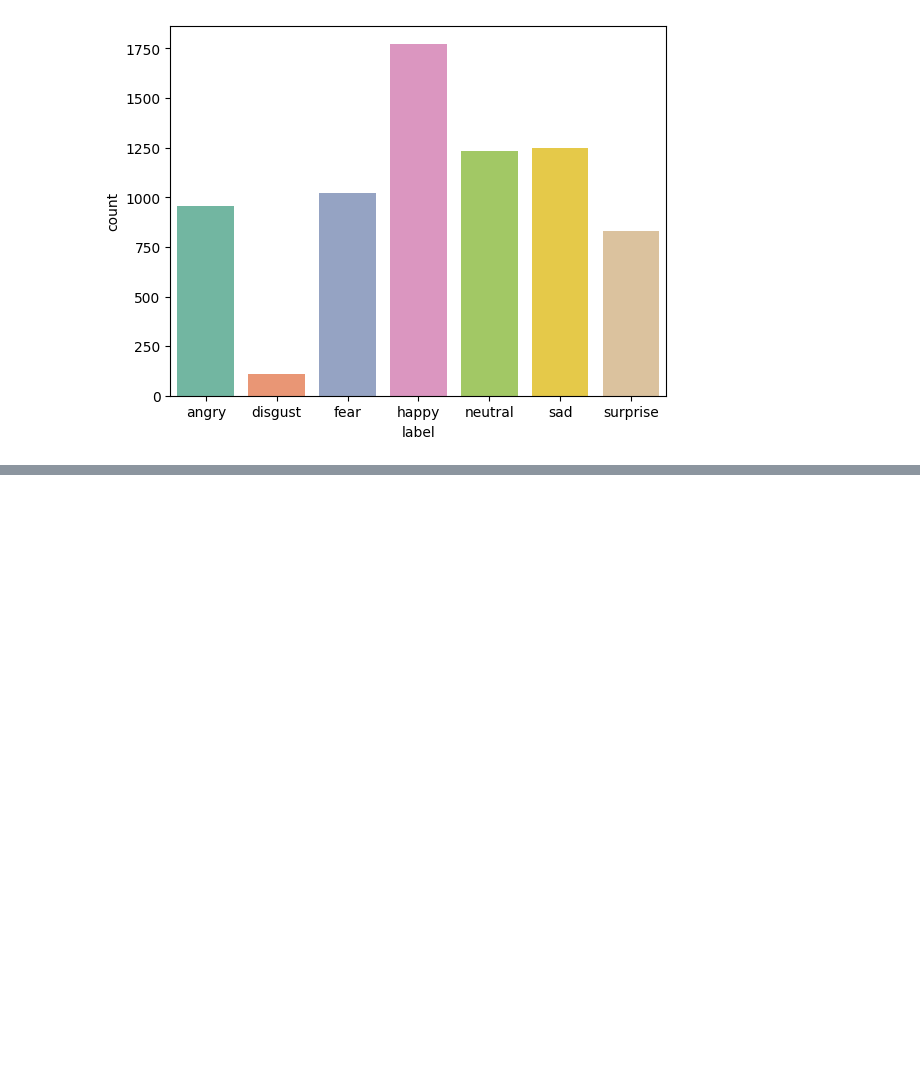
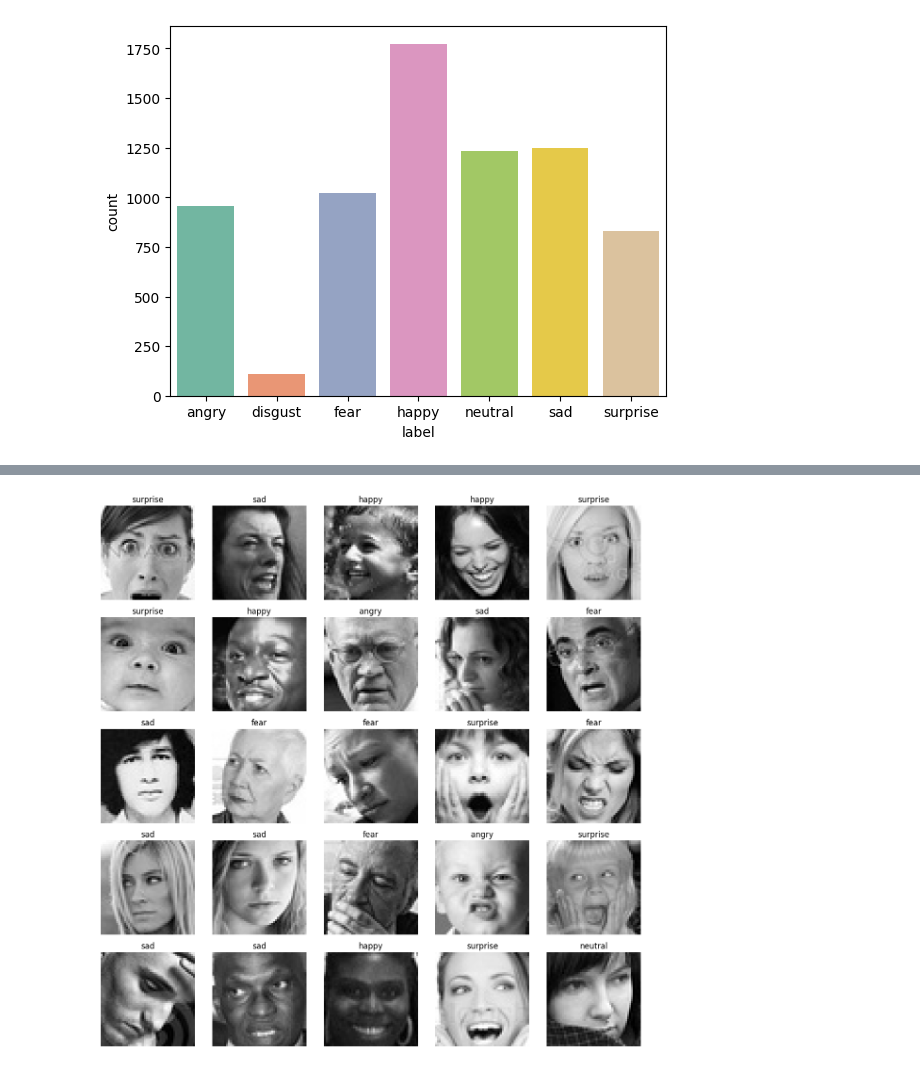
Before and after one commit to ikram713/Facial-Emotion-Recognition, a Jupyter notebook: Facial-Emotion-Rec.ipynb, the cells around one changed output, grey strips where cells are left out. Cells and saved outputs as stored; diff of their text form; code cells hidden in the pictures; blank space fills up the shorter version.

```diff
--- a/Facial-Emotion-Rec.ipynb
+++ b/Facial-Emotion-Rec.ipynb
@@ -80,0 +91,24 @@ sns.countplot(x='label', data=train, palette='Set2')
+# %%
+# display grid of images
+plt.figure(figsize=(12, 12))
+
+# Select first 25 rows (image and label columns)
+files = train.iloc[:25]
+
+# Loop through each row (index, row)
+for index, row in files.iterrows():
+    plt.subplot(5, 5, index % 25 + 1)
+
+    # Load image in grayscale and resize
+    img = load_img(row['image'], color_mode='grayscale', target_size=(48, 48))
+    img = img_to_array(img)
+
+    # Display image
+    plt.imshow(img.reshape(48, 48), cmap='gray')
+    plt.title(row['label'])
+    plt.axis('off')
+
+plt.tight_layout()
+plt.show()
+# %% [output]
+[figure, added]
```
Also changed, not shown: parts of 3 cells of this notebook.
